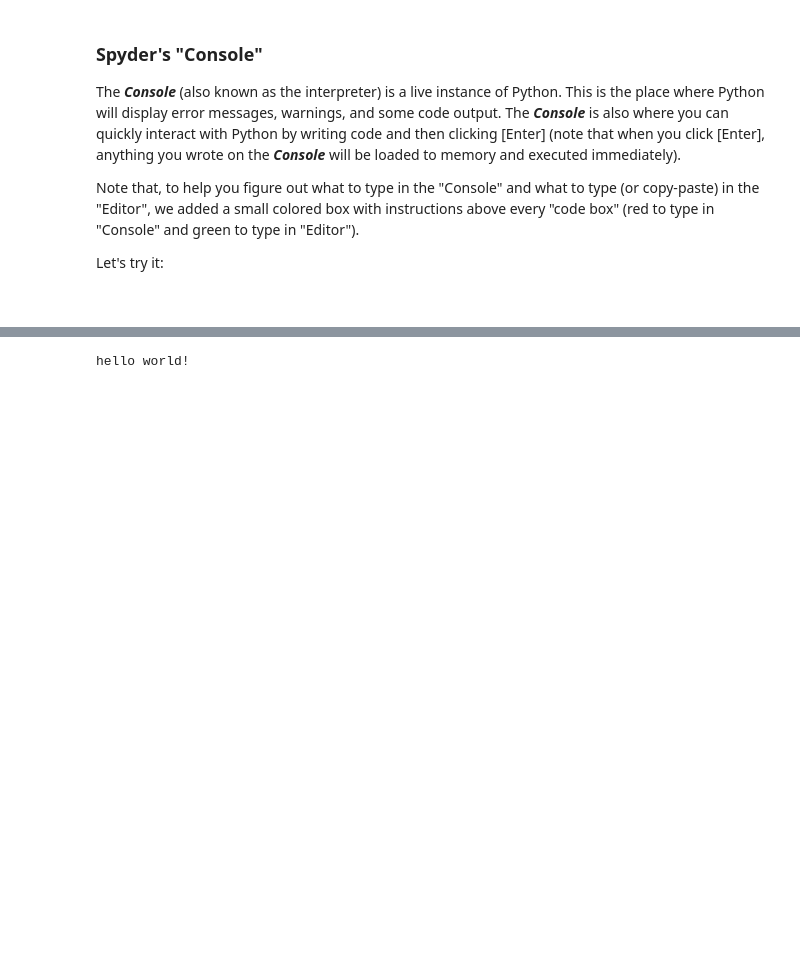
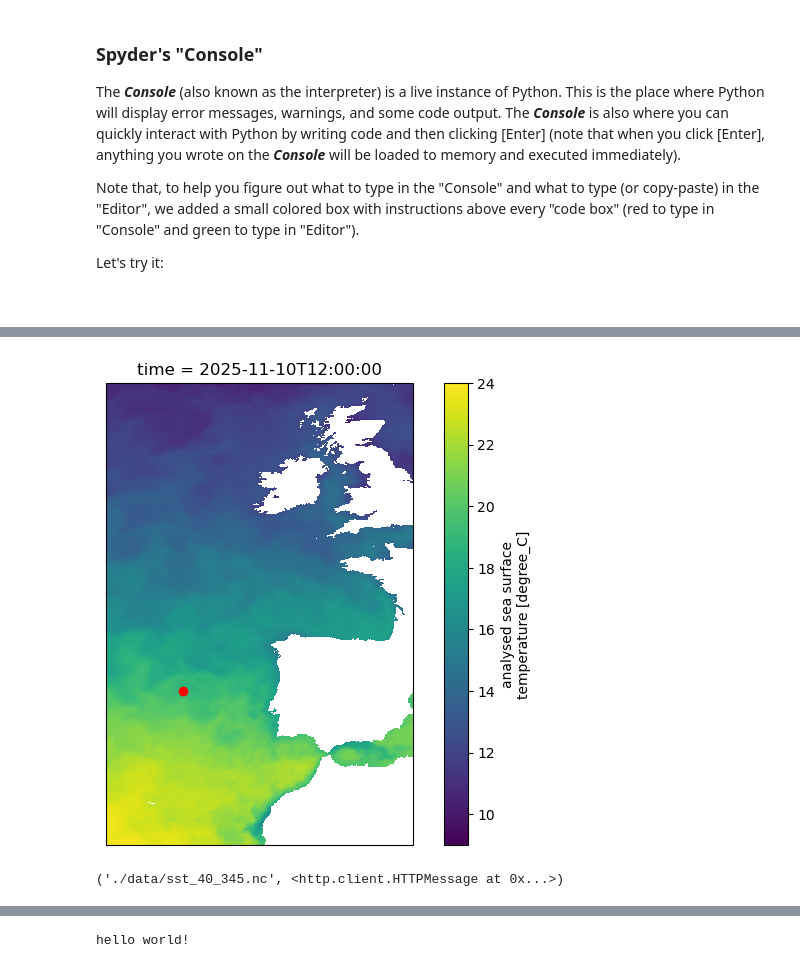
Before and after one commit to alaurent101/WYTEC2_Python_Workshop, a Jupyter notebook: WYTEC2_PythonTutorial.ipynb, the cells around one changed output, grey strips where cells are left out. Saved outputs shown, nothing was run; the diff lists cells and outputs as text; code cells hidden in the pictures; blank space fills up the shorter version.

```diff
--- a/WYTEC2_PythonTutorial.ipynb
+++ b/WYTEC2_PythonTutorial.ipynb
@@ -116,0 +152,29 @@ Let's try it:
+# %%
+import cartopy.crs as ccrs
+
+pc = ccrs.PlateCarree()
+
+fig = plt.figure(figsize=(8,6))
+ax1 = fig.add_subplot(1,1,1, projection=ccrs.PlateCarree())
+
+ds.analysed_sst.plot(ax=ax1,vmin=9,vmax=24, transform=pc)
+
+lat = 40
+lon = 345
+plt.plot(lon,lat,'r',marker='o', transform=pc)
+
+plt.show()
+# %% [output]
+[figure, added]
+# %%
+import urllib.request
+
+lat = 40
+lon = 345
+tmin = '2022-11-12T12:00:00Z'
+tmax = '2025-11-10T12:00:00Z'
+url=f"https://oceanwatch.pifsc.noaa.gov/erddap/griddap/CRW_sst_v3_1.nc?analysed_sst%5B({tmin}):1:({tmax})%5D%5B({lat}):1:({lat})%5D%5B({lon}):1:({lon})%5D"
+
+urllib.request.urlretrieve(url, f"./data/sst_{lat}_{lon}.nc")
+# %% [output]
+('./data/sst_40_345.nc', <http.client.HTTPMessage at 0x...>)
```
Also changed, not shown: parts of 18 cells of this notebook, 35 other files.
